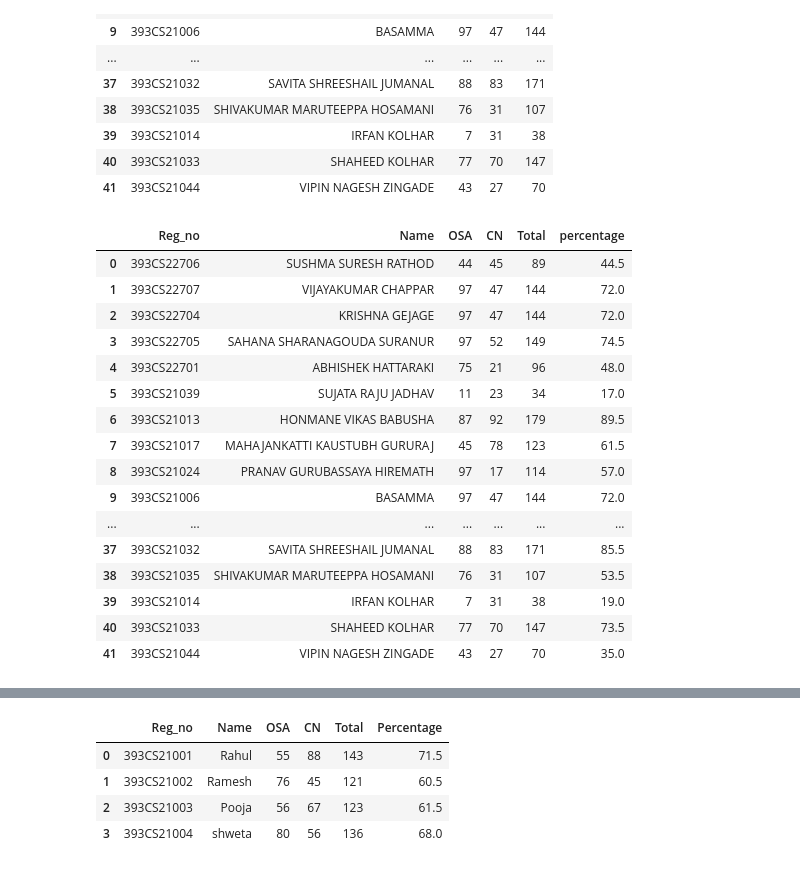
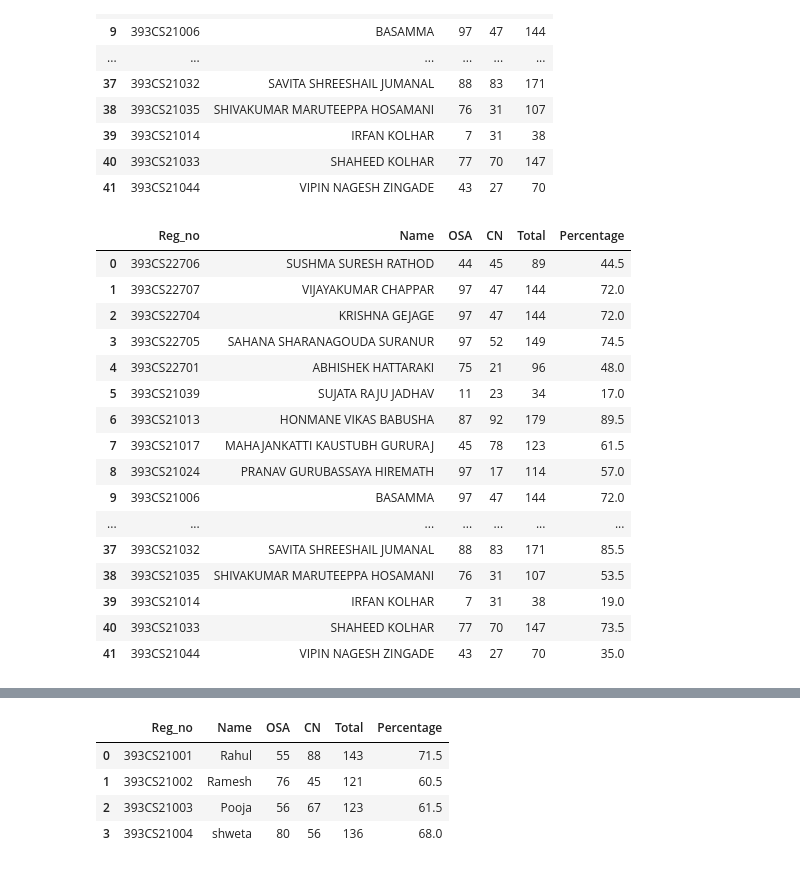
Before and after one commit to sushmarathod014/sushma, a Jupyter notebook: student_marks.ipynb, the cells around one changed output, grey strips where cells are left out. Cells and saved outputs as stored; diff of their text form; code cells hidden in the pictures.

```diff
--- a/student_marks.ipynb
+++ b/student_marks.ipynb
@@ -107,10 +107,10 @@ df
 | 41 | 393CS21044 | VIPIN NAGESH ZINGADE | 43 | 27 | 70 |
 # %%
 df['Total']=df['OSA']+df['CN']
-df['percentage']=df['Total']/200*100
+df['Percentage']=df['Total']/200*100
 df
 # %% [output]
-|  | Reg_no | Name | OSA | CN | Total | percentage |
+|  | Reg_no | Name | OSA | CN | Total | Percentage |
 | 0 | 393CS22706 | SUSHMA SURESH RATHOD | 44 | 45 | 89 | 44.5 |
 | 1 | 393CS22707 | VIJAYAKUMAR CHAPPAR | 97 | 47 | 144 | 72.0 |
 | 2 | 393CS22704 | KRISHNA GEJAGE | 97 | 47 | 144 | 72.0 |
```
Also changed, not shown: parts of 3 cells of this notebook, 40 other files.
